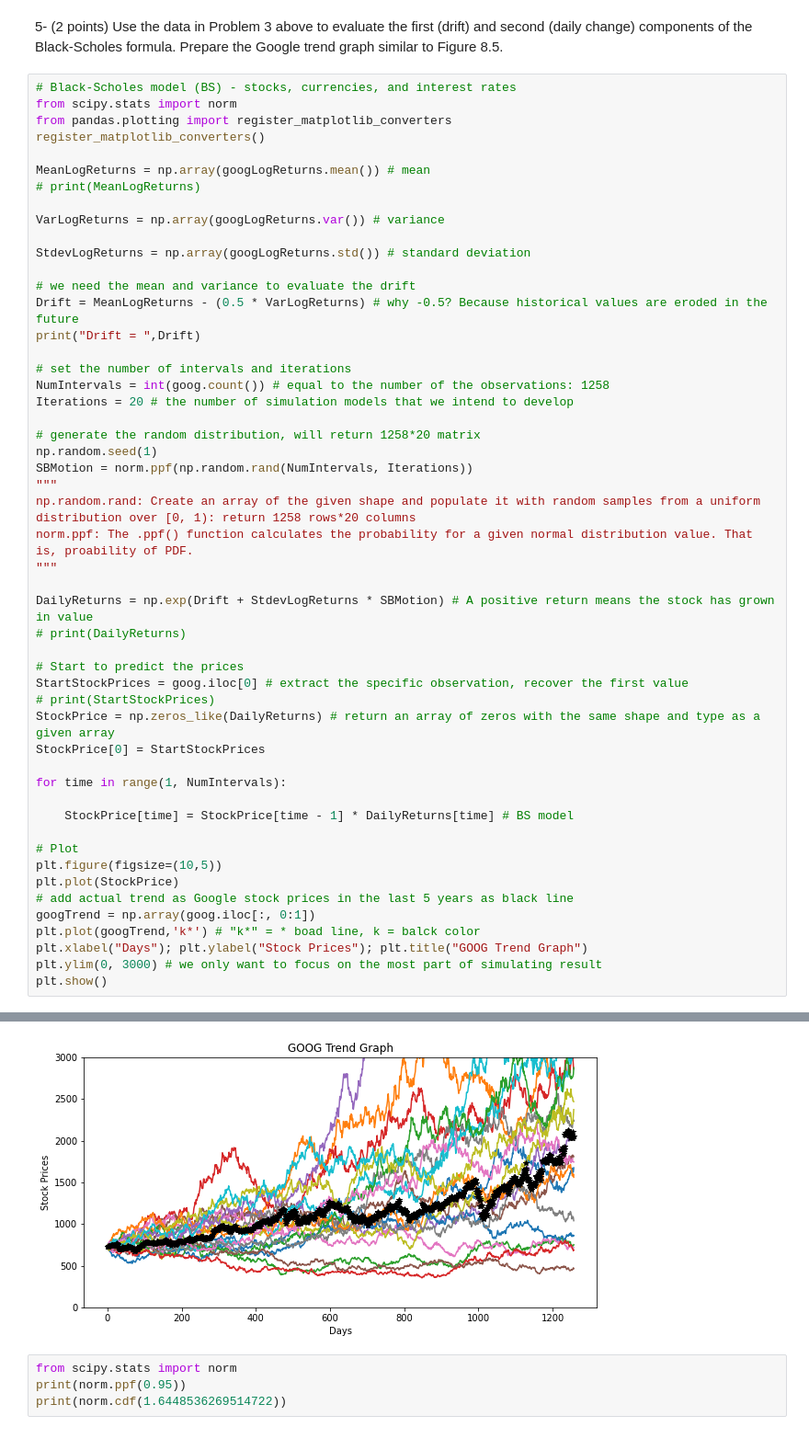
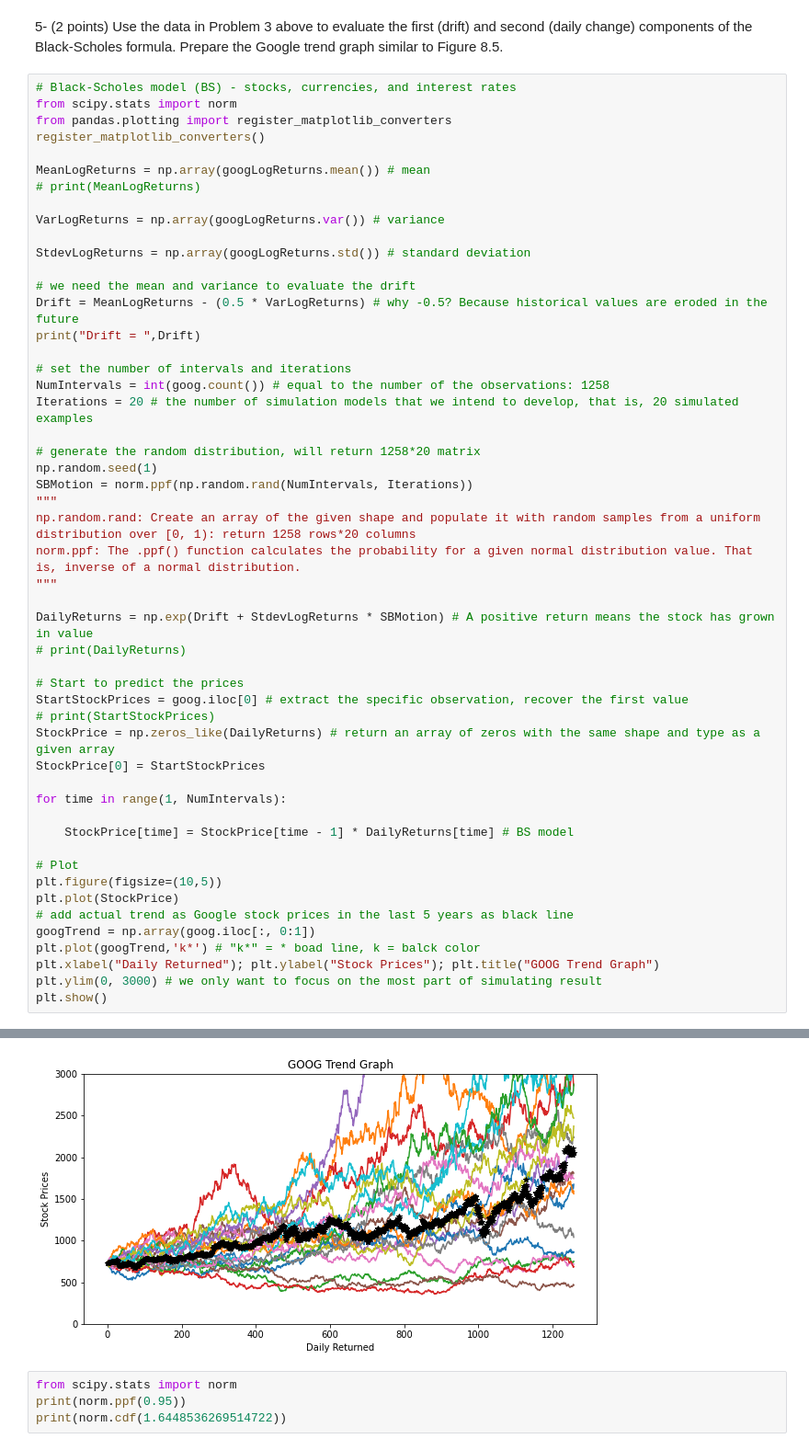
Before and after one commit to twyunting/CSC-632_Intro-to-Simulation-and-Modeling, a Jupyter notebook: homeworks/hw3/CSC-632 HW3_Yunting Chiu.ipynb, the cells around one changed output, grey strips where cells are left out. Shown: that part at 92% size. Cells and saved outputs as stored; diff of their text form.

```diff
--- a/homeworks/hw3/CSC-632 HW3_Yunting Chiu.ipynb
+++ b/homeworks/hw3/CSC-632 HW3_Yunting Chiu.ipynb
@@ -146,41 +143,41 @@ print("Drift = ",Drift)
 
 # set the number of intervals and iterations
 NumIntervals = int(goog.count()) # equal to the number of the observations: 1258
-Iterations = 20 # the number of simulation models that we intend to develop
+Iterations = 20 # the number of simulation models that we intend to develop, that is, 20 simulated examples
 
 # generate the random distribution, will return 1258*20 matrix
 np.random.seed(1)
 SBMotion = norm.ppf(np.random.rand(NumIntervals, Iterations))
 """
 np.random.rand: Create an array of the given shape and populate it with random samples from a uniform distribution over [0, 1): return 1258 rows*20 columns
-norm.ppf: The .ppf() function calculates the probability for a given normal distribution value. That is, proability of PDF.
+norm.ppf: The .ppf() function calculates the probability for a given normal distribution value. That is, inverse of a normal distribution.
 """
 
 DailyReturns = np.exp(Drift + StdevLogReturns * SBMotion) # A positive return means the stock has grown in value
 # print(DailyReturns)
 
 # Start to predict the prices
 StartStockPrices = goog.iloc[0] # extract the specific observation, recover the first value
 # print(StartStockPrices)
 StockPrice = np.zeros_like(DailyReturns) # return an array of zeros with the same shape and type as a given array
 StockPrice[0] = StartStockPrices
 
 for time in range(1, NumIntervals):
 
     StockPrice[time] = StockPrice[time - 1] * DailyReturns[time] # BS model
 
 # Plot
 plt.figure(figsize=(10,5))
 plt.plot(StockPrice)
 # add actual trend as Google stock prices in the last 5 years as black line
 googTrend = np.array(goog.iloc[:, 0:1])
 plt.plot(googTrend,'k*') # "k*" = * boad line, k = balck color
-plt.xlabel("Days"); plt.ylabel("Stock Prices"); plt.title("GOOG Trend Graph")
+plt.xlabel("Daily Returned"); plt.ylabel("Stock Prices"); plt.title("GOOG Trend Graph")
 plt.ylim(0, 3000) # we only want to focus on the most part of simulating result
 plt.show()
 # %% [output]
 Drift =  [0.0006866]
-[figure, old version]
+[figure, new version]
 # %%
 from scipy.stats import norm
 print(norm.ppf(0.95))
```
Also changed, not shown: parts of 4 cells of this notebook.
